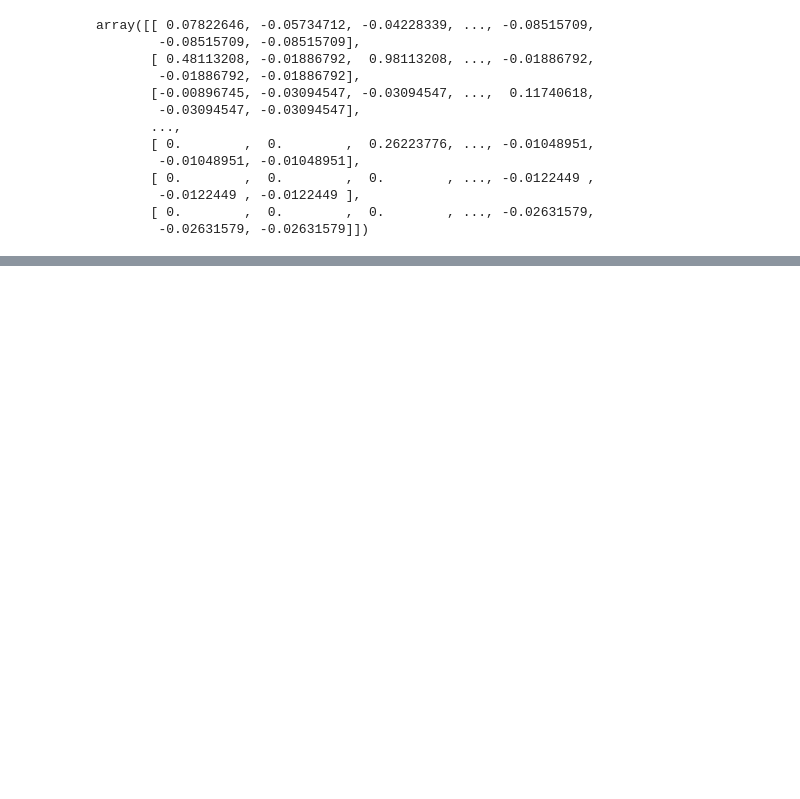
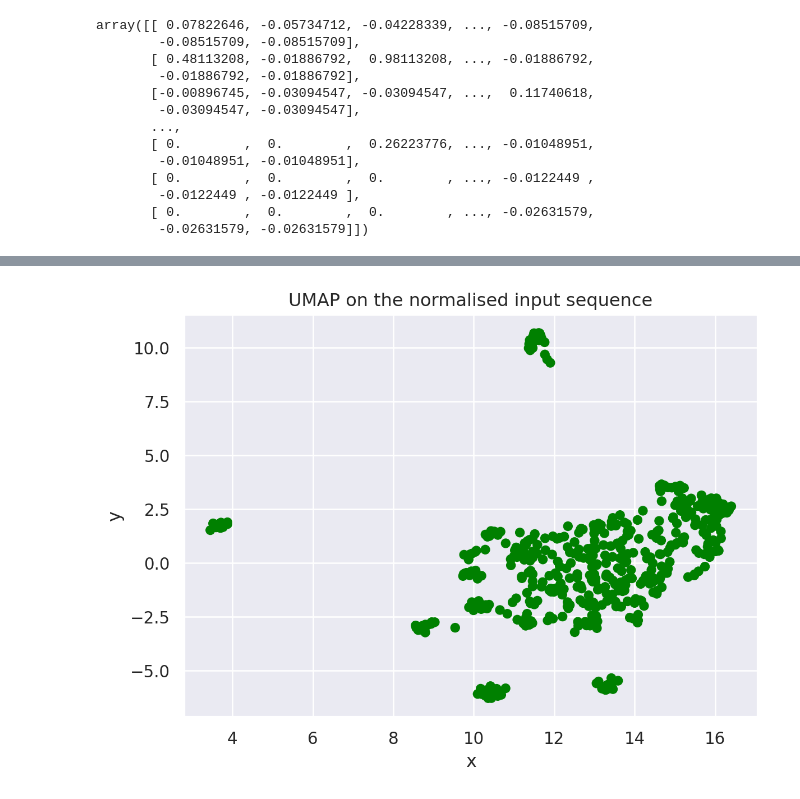
Before and after one commit to elvyna/uci-online-retail, a Jupyter notebook: notebooks/2021-07-05-time-series-clustering.ipynb, the cells around one changed output, grey strips where cells are left out. Saved outputs shown, nothing was run; the diff lists cells and outputs as text; code cells hidden in the pictures; blank space fills up the shorter version.

```diff
--- a/notebooks/2021-07-05-time-series-clustering.ipynb
+++ b/notebooks/2021-07-05-time-series-clustering.ipynb
@@ -420,0 +499,19 @@ array([[[ 8.0689788e-06],
+# %%
+import umap
+
+embedding = umap.UMAP(
+    n_neighbors=10,
+    min_dist=0.2,
+    n_components=2,
+    random_state=121,
+).fit_transform(
+    input_sequence
+)
+
+df_umap_b = pd.DataFrame(data={
+    'x': embedding[0:,0],
+    'y': embedding[0:,1],
+    'stock_code': df_agg_pivot[:n_sample].index,
+})
+
+df_umap_b.head()
@@ -420,0 +525,14 @@ array([[[ 8.0689788e-06],
+# %%
+import seaborn.objects as so
+
+plot = (
+    so.Plot(
+        data=df_umap_b, x='x', y='y'
+    )
+    .add(so.Dot(color="green"))
+    .label(x='x', y='y', title='UMAP on the normalised input sequence')
+)
+
+plot
+# %% [output]
+[figure, added]
```
Also changed, not shown: parts of 19 cells of this notebook.
